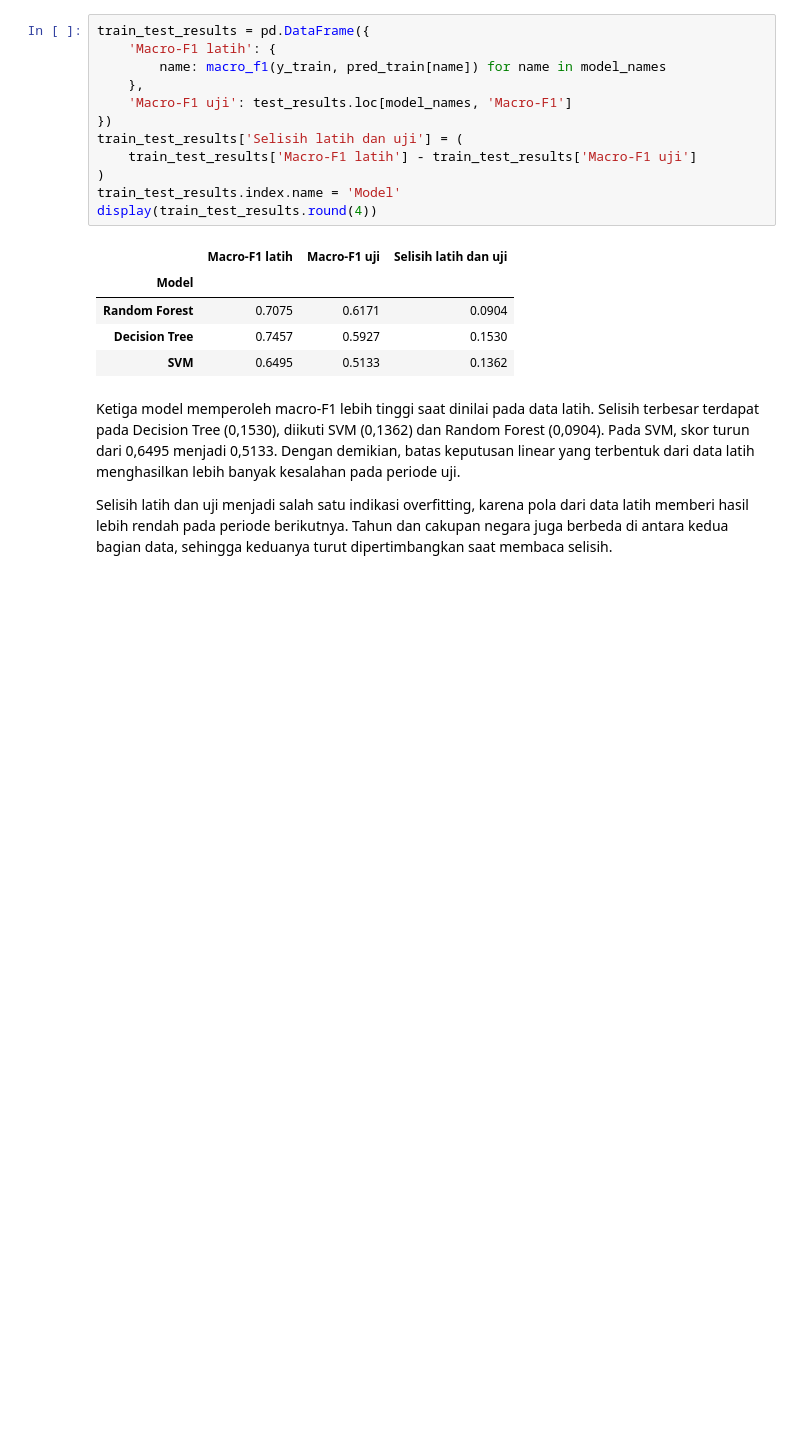
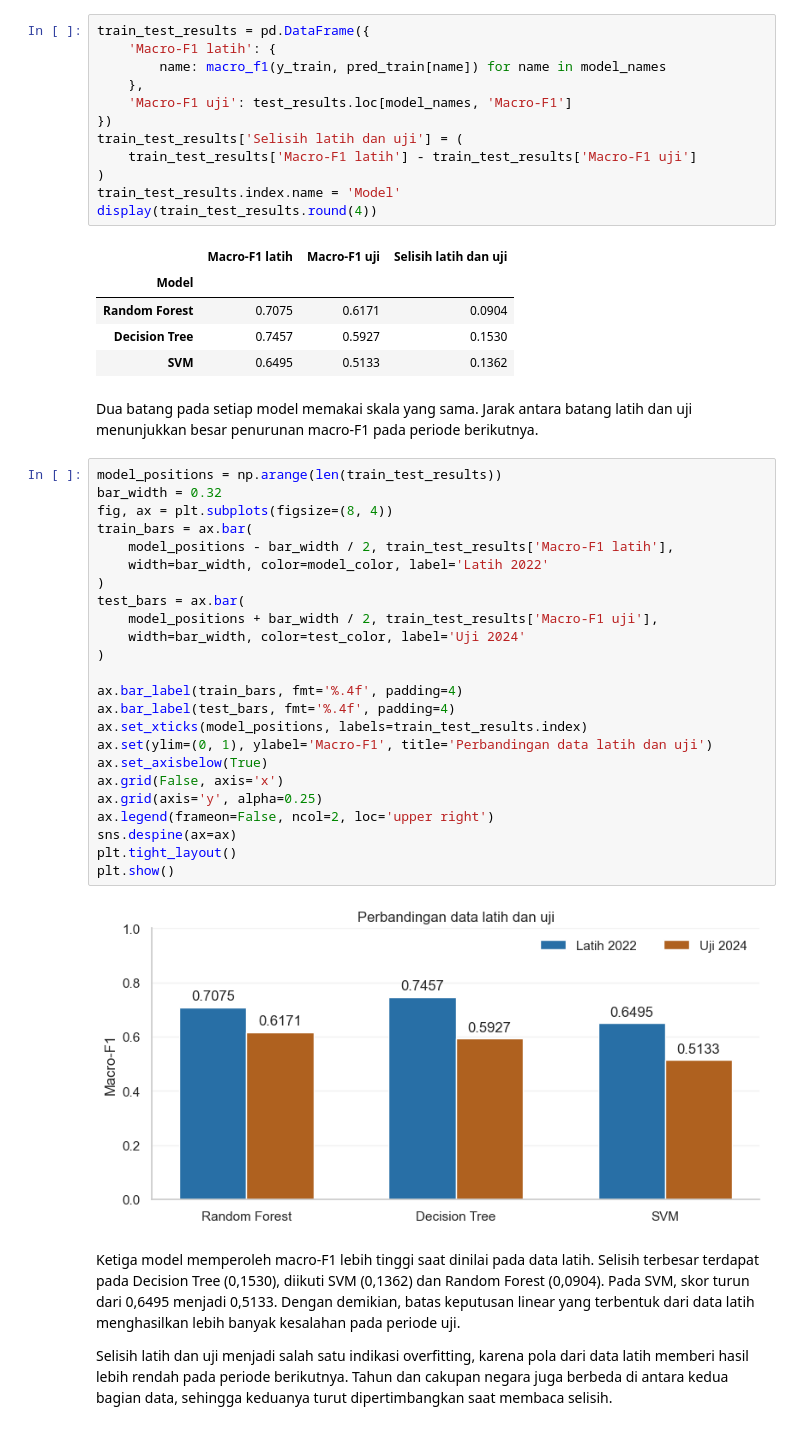
Before and after one commit to firrazmrd/17_IF-B_Sop-Pak-Min-Klaten, a Jupyter notebook: Projek.ipynb, the cells around one changed output. Cells and saved outputs as stored; diff of their text form; blank space fills up the shorter version.

```diff
--- a/Projek.ipynb
+++ b/Projek.ipynb
@@ -1815,6 +1841,34 @@ display(train_test_results.round(4))
 | Random Forest | 0.7075 | 0.6171 | 0.0904 |
 | Decision Tree | 0.7457 | 0.5927 | 0.1530 |
 | SVM | 0.6495 | 0.5133 | 0.1362 |
+# %% [markdown]
+Dua batang pada setiap model memakai skala yang sama. Jarak antara batang latih dan uji menunjukkan besar penurunan macro-F1 pada periode berikutnya.
+# %%
+model_positions = np.arange(len(train_test_results))
+bar_width = 0.32
+fig, ax = plt.subplots(figsize=(8, 4))
+train_bars = ax.bar(
+    model_positions - bar_width / 2, train_test_results['Macro-F1 latih'],
+    width=bar_width, color=model_color, label='Latih 2022'
+)
+test_bars = ax.bar(
+    model_positions + bar_width / 2, train_test_results['Macro-F1 uji'],
+    width=bar_width, color=test_color, label='Uji 2024'
+)
+
+ax.bar_label(train_bars, fmt='%.4f', padding=4)
+ax.bar_label(test_bars, fmt='%.4f', padding=4)
+ax.set_xticks(model_positions, labels=train_test_results.index)
+ax.set(ylim=(0, 1), ylabel='Macro-F1', title='Perbandingan data latih dan uji')
+ax.set_axisbelow(True)
+ax.grid(False, axis='x')
+ax.grid(axis='y', alpha=0.25)
+ax.legend(frameon=False, ncol=2, loc='upper right')
+sns.despine(ax=ax)
+plt.tight_layout()
+plt.show()
+# %% [output]
+[figure, added]
 # %% [markdown]
 Ketiga model memperoleh macro-F1 lebih tinggi saat dinilai pada data latih. Selisih terbesar terdapat pada Decision Tree (0,1530), diikuti SVM (0,1362) dan Random Forest (0,0904). Pada SVM, skor turun dari 0,6495 menjadi 0,5133. Dengan demikian, batas keputusan linear yang terbentuk dari data latih menghasilkan lebih banyak kesalahan pada periode uji.
 
```
Also changed, not shown: parts of 8 cells of this notebook.
